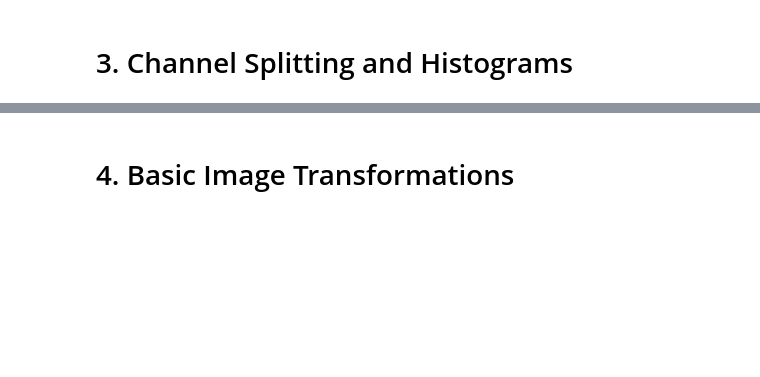
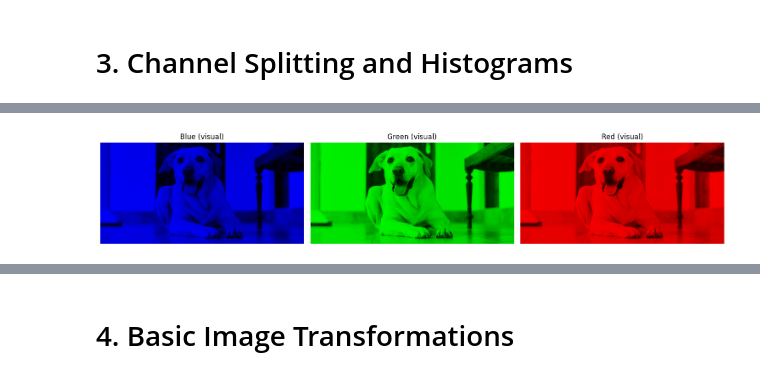
Before and after one commit to Glttr/Exercices-DSP, a Jupyter notebook: module7_exercise0.ipynb, the cells around one changed output, grey strips where cells are left out. Saved outputs shown, nothing was run; the diff lists cells and outputs as text; code cells hidden in the pictures; blank space fills up the shorter version.

```diff
--- a/module7_exercise0.ipynb
+++ b/module7_exercise0.ipynb
@@ -147,3 +226,20 @@ display_images(
+# %%
+# Split channels
+b, g, r = cv2.split(img_cv)
+
+# Show each channel as a color image
+zeros = np.zeros_like(b)
+
+blue_img  = cv2.merge([b, zeros, zeros])
+green_img = cv2.merge([zeros, g, zeros])
+red_img   = cv2.merge([zeros, zeros, r])
+
+display_images(
+    [blue_img, green_img, red_img],
+    ['Blue (visual)', 'Green (visual)', 'Red (visual)']
+)
+# %% [output]
+[figure, added]
 # %%
 # Plot histograms for each channel
 plt.figure(figsize=(15, 5))
```
Also changed, not shown: parts of 20 cells of this notebook.
